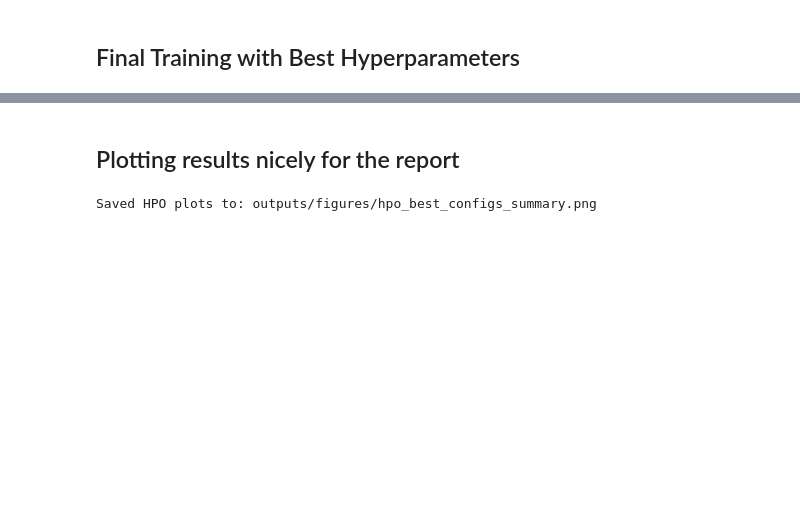
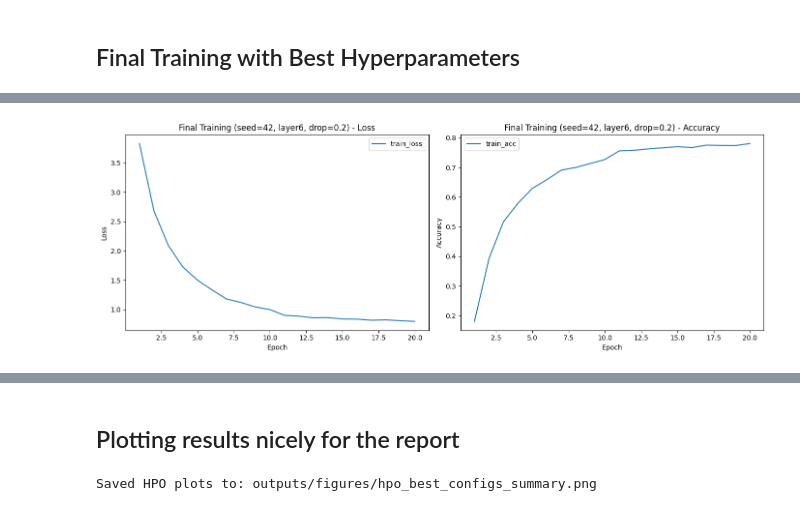
Before and after one commit to talpazi/ml-course-assign4, a Jupyter notebook: YOLOV5/YOLOV5.ipynb, the cells around one changed output, grey strips where cells are left out. Saved outputs shown, nothing was run; the diff lists cells and outputs as text; code cells hidden in the pictures; blank space fills up the shorter version.

```diff
--- a/YOLOV5/YOLOV5.ipynb
+++ b/YOLOV5/YOLOV5.ipynb
@@ -1052,0 +911,86 @@ Results saved to: outputs/results/final_training_summary.csv
+# %%
+# --- PLOT TRAINING CURVES ---
+
+def plot_curves(history, title="Training Curves"):
+    """Plot loss and accuracy curves. Handles train, val, and test metrics."""
+    import matplotlib.pyplot as plt
+
+    epochs = range(1, len(history["loss"]) + 1)
+
+    # Check what metrics are available
+    has_val = "val_loss" in history
+    has_test = "test_accuracy" in history
+
+    # Plot Loss
+    plt.figure(figsize=(14, 5))
+    plt.subplot(1, 2, 1)
+    plt.plot(epochs, history["loss"], label="train_loss")
+    if has_val:
+        plt.plot(epochs, history["val_loss"], label="val_loss")
+    if has_test:
+        plt.plot(epochs, history["test_loss"], label="test_loss")
+    plt.xlabel("Epoch")
+    plt.ylabel("Loss")
+    plt.title(title + " - Loss")
+    plt.legend()
+
+    # Plot Accuracy
+    plt.subplot(1, 2, 2)
+    plt.plot(epochs, history["accuracy"], label="train_acc")
+    if has_val:
+        plt.plot(epochs, history["val_accuracy"], label="val_acc")
+    if has_test:
+        plt.plot(epochs, history["test_accuracy"], label="test_acc")
+    plt.xlabel("Epoch")
+    plt.ylabel("Accuracy")
+    plt.title(title + " - Accuracy")
+    plt.legend()
+
+    plt.tight_layout()
+    plt.show()
+
+# Run final training for both seeds with best hyperparameters
+final_results = []
+
+for seed in SEEDS:
+    print(f"\n{'#'*60}")
+    print(f"# FINAL TRAINING - SEED {seed}")
+    print(f"{'#'*60}")
+
+    # FIXED: Unpack 4 values instead of 3
+    model, history, test_loss, test_acc = run_final_training(
+        seed=seed,
+        unfreeze_from=BEST_UNFREEZE_FROM,
+        dropout=BEST_DROPOUT
+    )
+
+    # Store results
+    results = {
+        "seed": seed,
+        "unfreeze_from": BEST_UNFREEZE_FROM,
+        "dropout": BEST_DROPOUT,
+        "test_loss": test_loss,
+        "test_acc": test_acc,
+        "total_epochs": FINAL_EPOCHS_HEAD + FINAL_EPOCHS_FINETUNE,
+        "final_train_acc": history["accuracy"][-1],
+        "final_test_acc": test_acc
+    }
+    final_results.append(results)
+
+    # Plot curves for this seed
+    unfreeze_str = "frozen" if BEST_UNFREEZE_FROM is None else f"layer{BEST_UNFREEZE_FROM}"
+    plot_curves(history, f"Final Training (seed={seed}, {unfreeze_str}, drop={BEST_DROPOUT})")
+
+# Create summary DataFrame
+final_df = pd.DataFrame(final_results)
+final_summary_path = os.path.join(BASE_OUTPUT_DIR, "outputs/results/final_training_summary.csv")
+final_df.to_csv(final_summary_path, index=False)
+
+print(f"\n{'='*60}")
+print(f"FINAL TRAINING SUMMARY:")
+print(f"{'='*60}")
+print(final_df[["seed", "total_epochs", "final_train_acc", "final_test_acc"]])
+print(f"\nAverage test accuracy: {final_df['final_test_acc'].mean():.4f}")
+print(f"Results saved to: {final_summary_path}")
+print(f"{'='*60}\n")
+# %% [output]
@@ -1052,0 +1014 @@ Results saved to: outputs/results/final_training_summary.csv
+[figure, added]
```
Also changed, not shown: parts of 12 cells of this notebook, 55 other files.
